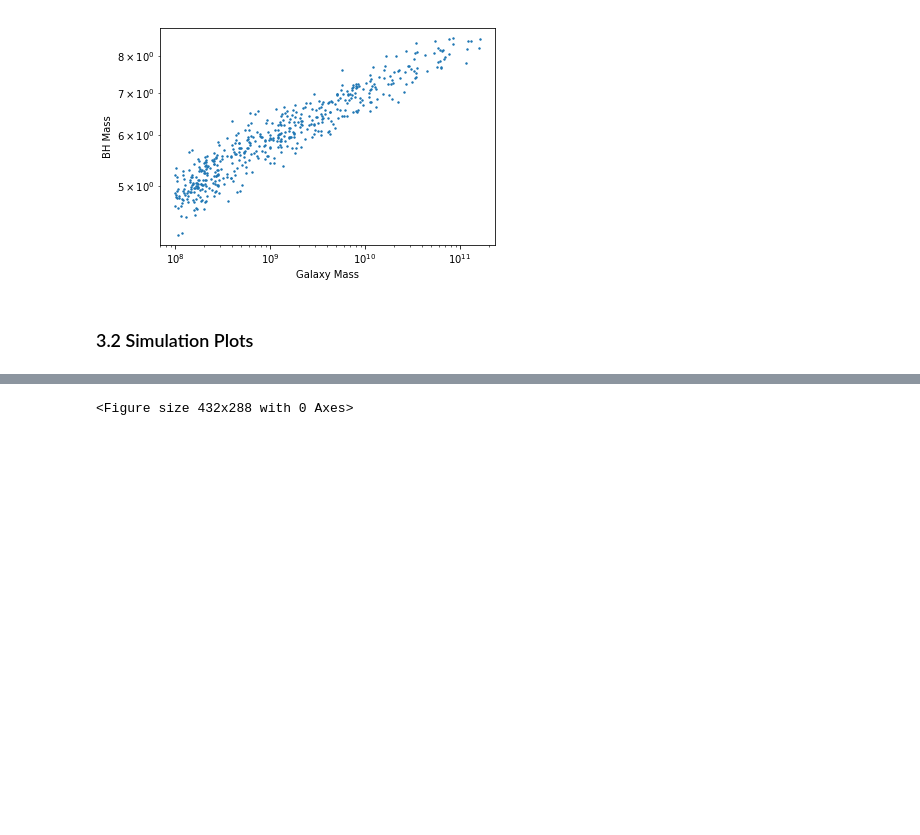
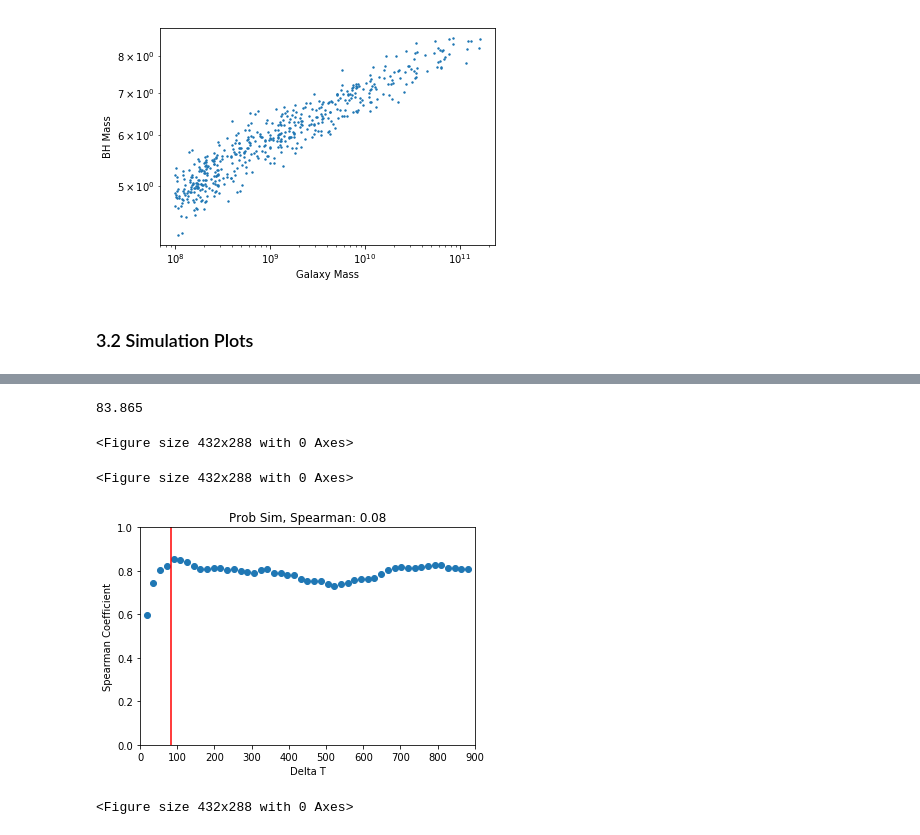
Before and after one commit to jr832jtr/MPhys-Project, a Jupyter notebook: MPhys.ipynb, the cells around one changed output, grey strips where cells are left out. Saved outputs shown, nothing was run; the diff lists cells and outputs as text; code cells hidden in the pictures; blank space fills up the shorter version.

```diff
--- a/MPhys.ipynb
+++ b/MPhys.ipynb
@@ -126,3 +124,10 @@ Prob_Sim.AllPlots('Spearman', True, 50, 20)
+# %%
+Prob_Sim.TimeAverage()
+# %% [output]
+83.865
+<Figure size 432x288 with 0 Axes>
+<Figure size 432x288 with 0 Axes>
+[figure, added]
 # %%
 Delay_Sim.AllPlots('Spearman', True, 50, 20)
 # %% [output]
```
Also changed, not shown: parts of 9 cells of this notebook.
